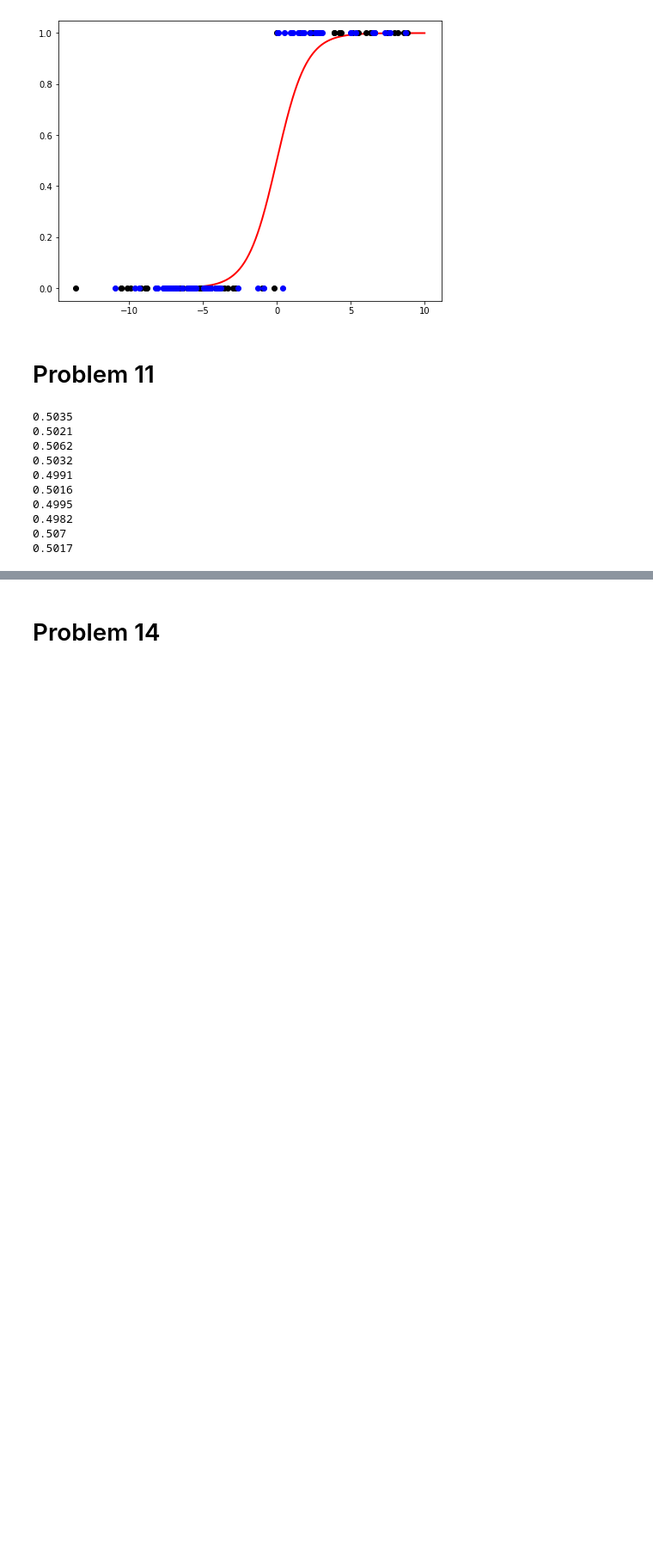
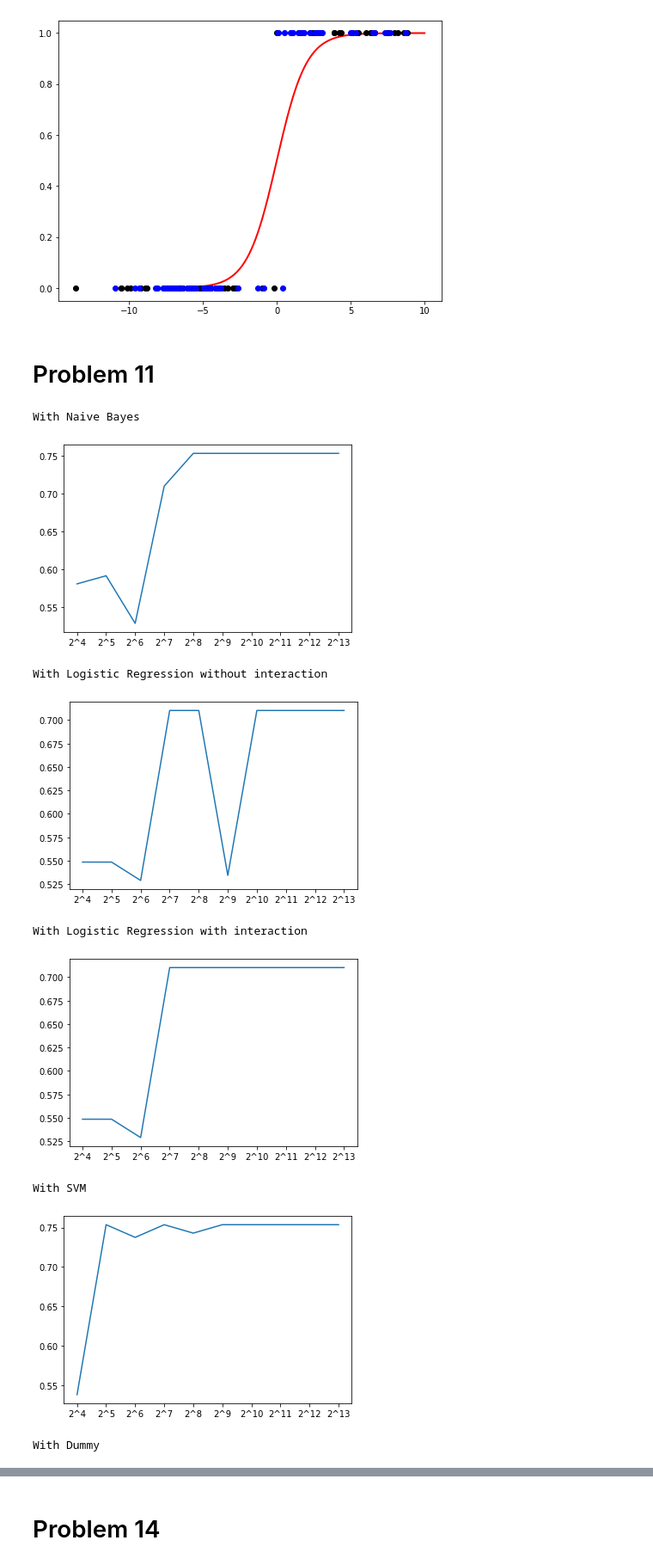
Before and after one commit to enricobu96/iml-exercises, a Jupyter notebook: set2/code.ipynb, the cells around one changed output, grey strips where cells are left out. Shown at 86% size. Cells and saved outputs as stored; diff of their text form; code cells hidden in the pictures; blank space fills up the shorter version.

```diff
--- a/set2/code.ipynb
+++ b/set2/code.ipynb
@@ -166,26 +204,74 @@ for i in range(4,14):
 # %%
 from sklearn.naive_bayes import GaussianNB
 from sklearn.linear_model import LogisticRegression #already without interaction term. in order to use a interaction term create another column
 from sklearn.svm import SVC
 import matplotlib.pyplot as plt
 
-x = [4,5,6,7,8,9,10,11,12,13]
+x = ['2^4','2^5','2^6','2^7','2^8','2^9','2^10','2^11','2^12','2^13']
+# NB
 accuracies = []
 for i in range(0,10):
     clf = GaussianNB().fit(training_sets[i][training_sets[i].columns.difference(['y'])], training_sets[i]['y'].astype('int'))
     accuracy = clf.score(test_set[test_set.columns.difference(['y'])], test_set['y'].astype('int'))
-    print(accuracy)
+    accuracies.append(accuracy)
 
-# plt.plot(x, accuracies)
-# plt.show()
+print('With Naive Bayes')
+plt.plot(x, accuracies)
+plt.show()
+
+#LR without interaction
+accuracies = []
+for i in range(0,10):
+    clf = LogisticRegression().fit(training_sets[i][training_sets[i].columns.difference(['y'])], training_sets[i]['y'].astype('int'))
+    accuracy = clf.score(test_set[test_set.columns.difference(['y'])], test_set['y'].astype('int'))
+    accuracies.append(accuracy)
+
+print('With Logistic Regression without interaction')
+plt.plot(x, accuracies)
+plt.show()
+
+#LR with interaction
+accuracies = []
+for i in range(0,10):
+    X = training_sets[i][training_sets[i].columns.difference(['y'])]
+    X_test = test_set[test_set.columns.difference(['y'])]
+    X['interaction'] = X['x1']*X['x2']
+    X_test['interaction'] = X_test['x1']*X_test['x2']
+
+    clf = LogisticRegression().fit(X, training_sets[i]['y'].astype('int'))
+    accuracy = clf.score(X_test, test_set['y'].astype('int'))
+    accuracies.append(accuracy)
+
+print('With Logistic Regression with interaction')
+plt.plot(x, accuracies)
+plt.show()
+
+# SVM
+accuracies = []
+for i in range(0,10):
+    clf = SVC().fit(training_sets[i][training_sets[i].columns.difference(['y'])], training_sets[i]['y'].astype('int'))
+    accuracy = clf.score(test_set[test_set.columns.difference(['y'])], test_set['y'].astype('int'))
+    accuracies.append(accuracy)
+
+print('With SVM')
+plt.plot(x, accuracies)
+plt.show()
+
+# Dummy
+accuracies = []
+for i in range(0,10):
+    accuracies.append(0.55)
+
+print('With Dummy')
+plt.plot(x, accuracies)
+plt.show()
 # %% [output]
-0.5035
-0.5021
-0.5062
-0.5032
-0.4991
-0.5016
-0.4995
-0.4982
-0.507
-0.5017
+With Naive Bayes
+[figure, added]
+With Logistic Regression without interaction
+[figure, added]
+With Logistic Regression with interaction
+[figure, added]
+With SVM
+[figure, added]
+With Dummy
```
Also changed, not shown: parts of 8 cells of this notebook, 9 other files.
